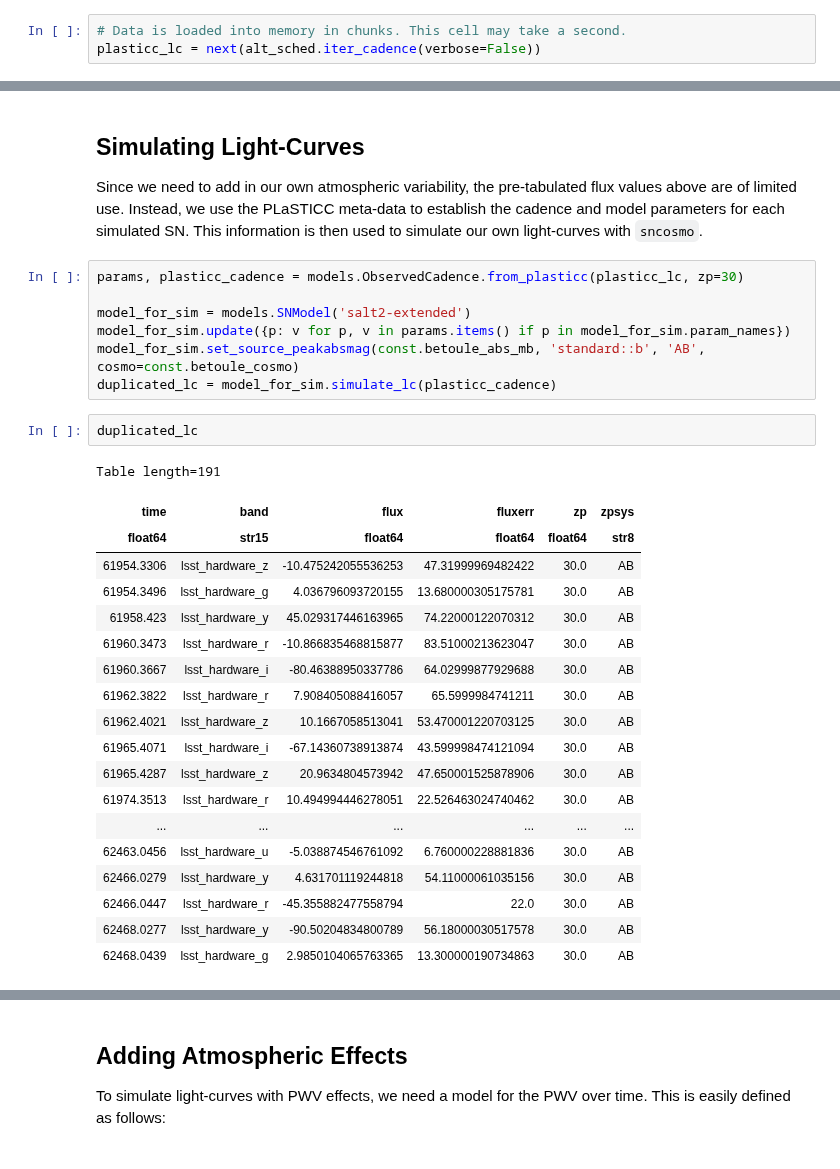
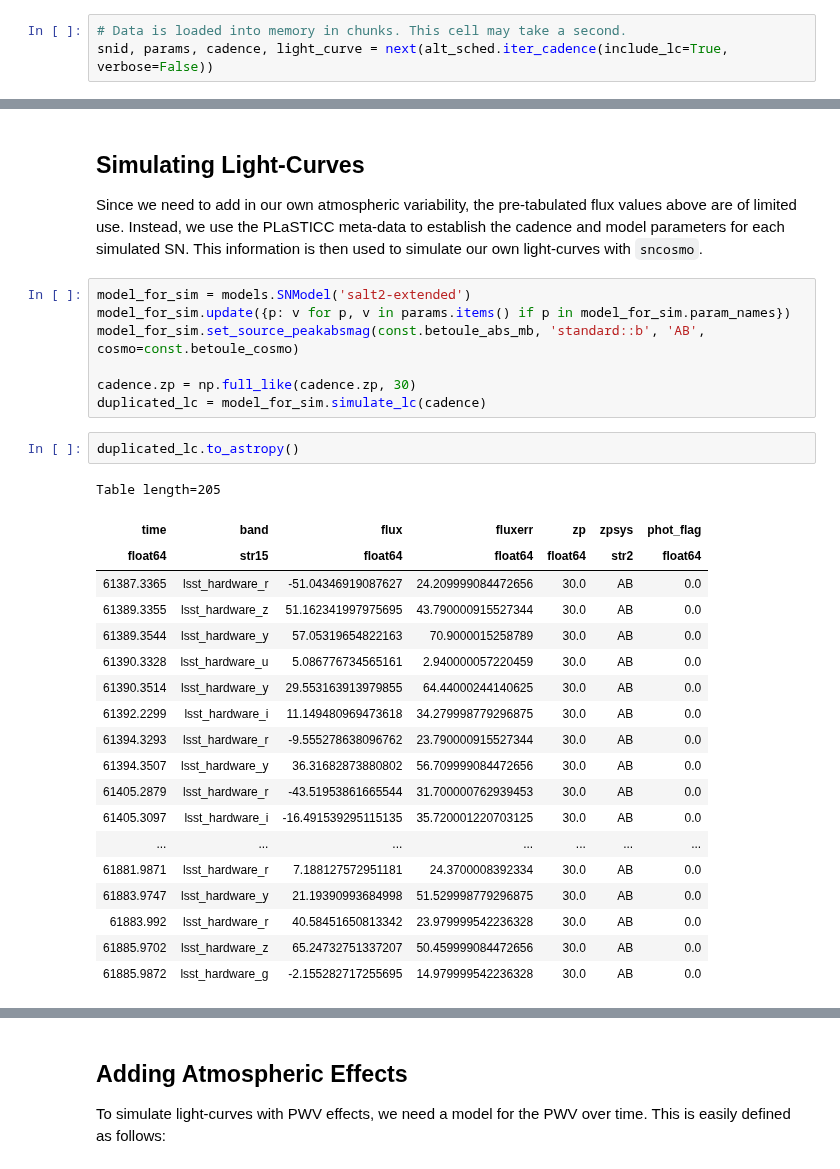
Before and after one commit to LSSTDESC/SN-PWV, a Jupyter notebook: notebooks/simulating_lc_for_cadence.ipynb, the cells around one changed output, grey strips where cells are left out. Drawn from its saved outputs; the diff is of its cells as text.

```diff
--- a/notebooks/simulating_lc_for_cadence.ipynb
+++ b/notebooks/simulating_lc_for_cadence.ipynb
@@ -47,3 +47,3 @@ Available Light-curves:  115
 # %%
 # Data is loaded into memory in chunks. This cell may take a second.
-plasticc_lc = next(alt_sched.iter_cadence(verbose=False))
+snid, params, cadence, light_curve = next(alt_sched.iter_cadence(include_lc=True, verbose=False))
@@ -92,33 +78,33 @@ sncosmo.plot_lc(formatted_lc);
 
 Since we need to add in our own atmospheric variability, the pre-tabulated flux values above are of limited use. Instead, we use the PLaSTICC meta-data to establish the cadence and model parameters for each simulated SN. This information is then used to simulate our own light-curves with `sncosmo`.
 # %%
-params, plasticc_cadence = models.ObservedCadence.from_plasticc(plasticc_lc, zp=30)
-
 model_for_sim = models.SNModel('salt2-extended')
 model_for_sim.update({p: v for p, v in params.items() if p in model_for_sim.param_names})
 model_for_sim.set_source_peakabsmag(const.betoule_abs_mb, 'standard::b', 'AB', cosmo=const.betoule_cosmo)
-duplicated_lc = model_for_sim.simulate_lc(plasticc_cadence)
+
+cadence.zp = np.full_like(cadence.zp, 30)
+duplicated_lc = model_for_sim.simulate_lc(cadence)
 # %%
-duplicated_lc
+duplicated_lc.to_astropy()
 # %% [output]
-Table length=191
+Table length=205
-| time | band | flux | fluxerr | zp | zpsys |
-| float64 | str15 | float64 | float64 | float64 | str8 |
-| 61954.3306 | lsst_hardware_z | -10.475242055536253 | 47.31999969482422 | 30.0 | AB |
-| 61954.3496 | lsst_hardware_g | 4.036796093720155 | 13.680000305175781 | 30.0 | AB |
-| 61958.423 | lsst_hardware_y | 45.029317446163965 | 74.22000122070312 | 30.0 | AB |
-| 61960.3473 | lsst_hardware_r | -10.866835468815877 | 83.51000213623047 | 30.0 | AB |
-| 61960.3667 | lsst_hardware_i | -80.46388950337786 | 64.02999877929688 | 30.0 | AB |
-| 61962.3822 | lsst_hardware_r | 7.908405088416057 | 65.5999984741211 | 30.0 | AB |
-| 61962.4021 | lsst_hardware_z | 10.1667058513041 | 53.470001220703125 | 30.0 | AB |
-| 61965.4071 | lsst_hardware_i | -67.14360738913874 | 43.599998474121094 | 30.0 | AB |
-| 61965.4287 | lsst_hardware_z | 20.9634804573942 | 47.650001525878906 | 30.0 | AB |
-| 61974.3513 | lsst_hardware_r | 10.494994446278051 | 22.526463024740462 | 30.0 | AB |
-| ... | ... | ... | ... | ... | ... |
-| 62463.0456 | lsst_hardware_u | -5.038874546761092 | 6.760000228881836 | 30.0 | AB |
-| 62466.0279 | lsst_hardware_y | 4.631701119244818 | 54.11000061035156 | 30.0 | AB |
-| 62466.0447 | lsst_hardware_r | -45.355882477558794 | 22.0 | 30.0 | AB |
-| 62468.0277 | lsst_hardware_y | -90.50204834800789 | 56.18000030517578 | 30.0 | AB |
-| 62468.0439 | lsst_hardware_g | 2.9850104065763365 | 13.300000190734863 | 30.0 | AB |
+| time | band | flux | fluxerr | zp | zpsys | phot_flag |
+| float64 | str15 | float64 | float64 | float64 | str2 | float64 |
+| 61387.3365 | lsst_hardware_r | -51.04346919087627 | 24.209999084472656 | 30.0 | AB | 0.0 |
+| 61389.3355 | lsst_hardware_z | 51.162341997975695 | 43.790000915527344 | 30.0 | AB | 0.0 |
+| 61389.3544 | lsst_hardware_y | 57.05319654822163 | 70.9000015258789 | 30.0 | AB | 0.0 |
+| 61390.3328 | lsst_hardware_u | 5.086776734565161 | 2.940000057220459 | 30.0 | AB | 0.0 |
+| 61390.3514 | lsst_hardware_y | 29.553163913979855 | 64.44000244140625 | 30.0 | AB | 0.0 |
+| 61392.2299 | lsst_hardware_i | 11.149480969473618 | 34.279998779296875 | 30.0 | AB | 0.0 |
+| 61394.3293 | lsst_hardware_r | -9.555278638096762 | 23.790000915527344 | 30.0 | AB | 0.0 |
+| 61394.3507 | lsst_hardware_y | 36.31682873880802 | 56.709999084472656 | 30.0 | AB | 0.0 |
+| 61405.2879 | lsst_hardware_r | -43.51953861665544 | 31.700000762939453 | 30.0 | AB | 0.0 |
+| 61405.3097 | lsst_hardware_i | -16.491539295115135 | 35.720001220703125 | 30.0 | AB | 0.0 |
+| ... | ... | ... | ... | ... | ... | ... |
+| 61881.9871 | lsst_hardware_r | 7.188127572951181 | 24.3700008392334 | 30.0 | AB | 0.0 |
+| 61883.9747 | lsst_hardware_y | 21.19390993684998 | 51.529998779296875 | 30.0 | AB | 0.0 |
+| 61883.992 | lsst_hardware_r | 40.58451650813342 | 23.979999542236328 | 30.0 | AB | 0.0 |
+| 61885.9702 | lsst_hardware_z | 65.24732751337207 | 50.459999084472656 | 30.0 | AB | 0.0 |
+| 61885.9872 | lsst_hardware_g | -2.155282717255695 | 14.979999542236328 | 30.0 | AB | 0.0 |
 # %% [markdown]
 When comparing our own "duplicated" light-curves with the original PLaSTICC simulations, we care about three things:
```
Also changed, not shown: parts of 18 cells of this notebook, 4 other files.
